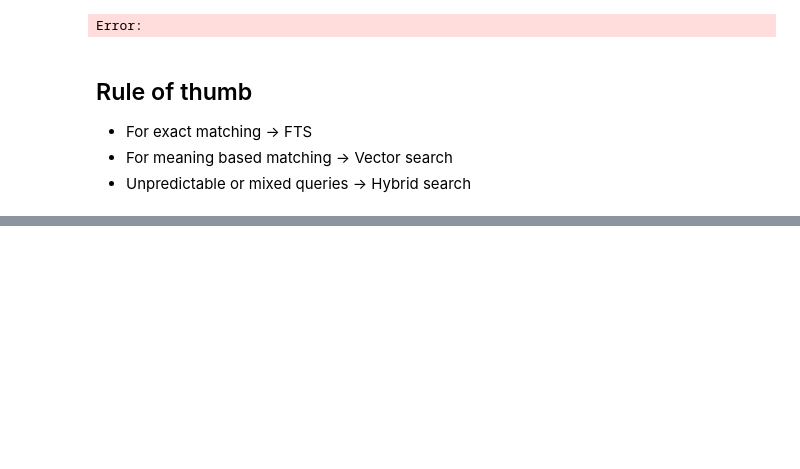
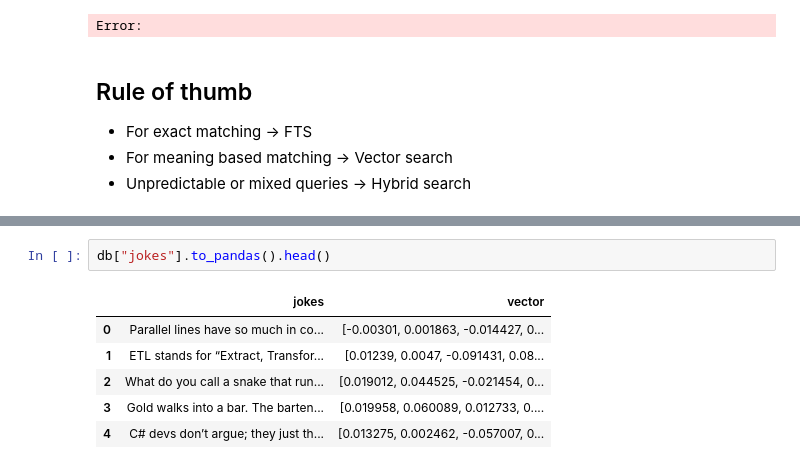
Before and after one commit to LisaYllander92/ai_ops_course, a Jupyter notebook: 09_lancedb/lancedb_basics.ipynb, the cells around one changed output, grey strips where cells are left out. Saved outputs shown, nothing was run; the diff lists cells and outputs as text; blank space fills up the shorter version.

```diff
--- a/09_lancedb/lancedb_basics.ipynb
+++ b/09_lancedb/lancedb_basics.ipynb
@@ -331,0 +392,9 @@ Error:
+# %%
+db["jokes"].to_pandas().head()
+# %% [output]
+|  | jokes | vector |
+| 0 | Parallel lines have so much in co... | [-0.00301, 0.001863, -0.014427, 0... |
+| 1 | ETL stands for “Extract, Transfor... | [0.01239, 0.0047, -0.091431, 0.08... |
+| 2 | What do you call a snake that run... | [0.019012, 0.044525, -0.021454, 0... |
+| 3 | Gold walks into a bar. The barten... | [0.019958, 0.060089, 0.012733, 0.... |
+| 4 | C# devs don’t argue; they just th... | [0.013275, 0.002462, -0.057007, 0... |
```
Also changed, not shown: parts of 7 cells of this notebook, 4 other files.
